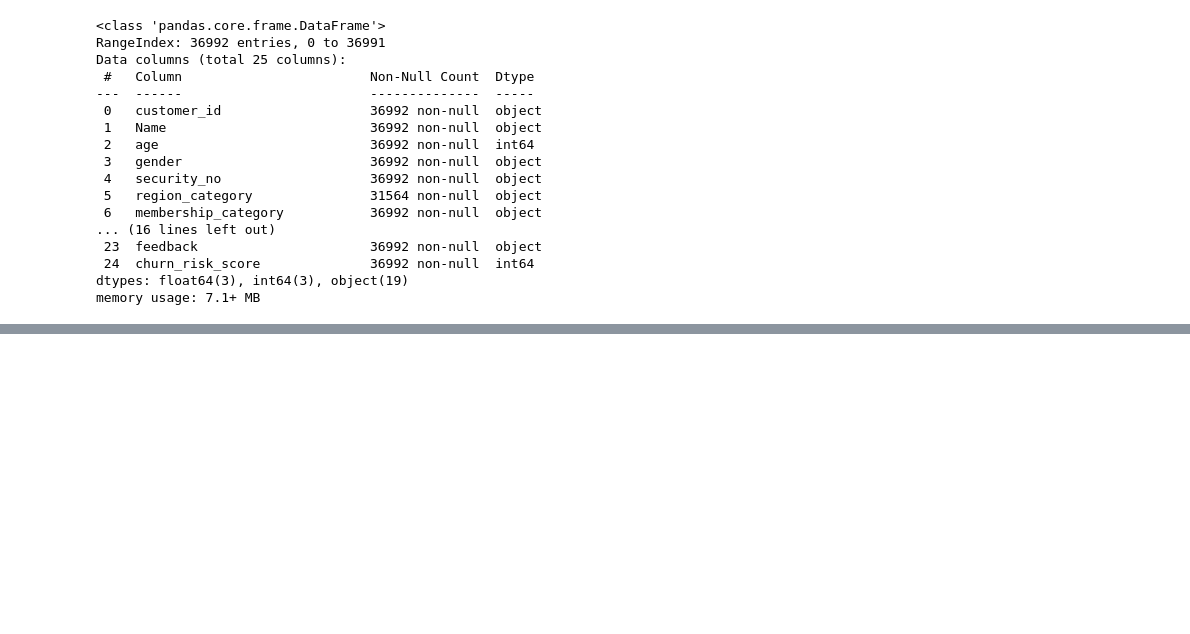
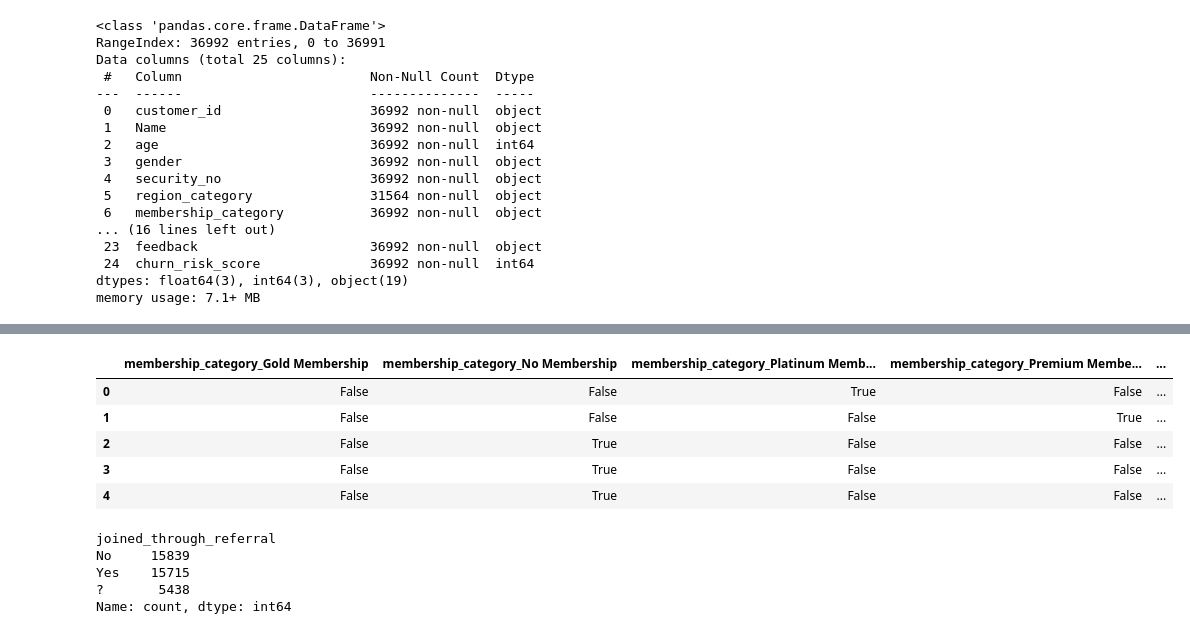
Before and after one commit to gpratik143/Customer-Churn-Prediction, a Jupyter notebook: Prediction.ipynb, the cells around one changed output, grey strips where cells are left out. Saved outputs shown, nothing was run; the diff lists cells and outputs as text; code cells hidden in the pictures; blank space fills up the shorter version.

```diff
--- a/Prediction.ipynb
+++ b/Prediction.ipynb
@@ -157,0 +316,4 @@ memory usage: 7.1+ MB
+# %%
+df['joining_day'] = pd.to_datetime(df.joining_date, format="%Y-%m-%d").dt.day
+df['joining_month'] = pd.to_datetime(df.joining_date, format="%Y-%m-%d").dt.month
+df['joining_year'] = pd.to_datetime(df.joining_date, format="%Y-%m-%d").dt.year
@@ -157,0 +342,2 @@ memory usage: 7.1+ MB
+# %%
+df.drop(["joining_day"], axis=1, inplace=True)
@@ -157,0 +375,5 @@ memory usage: 7.1+ MB
+# %%
+# extract hour, minutes and seconds
+df[['last_visit_time_hour','last_visit_time_minutes','last_visit_time_seconds']] = df['last_visit_time'].astype(str).str.split(':', expand=True).astype(int)
+# drop column
+df.drop(['last_visit_time'], axis=1, inplace=True)
@@ -157,0 +482,20 @@ memory usage: 7.1+ MB
+# %%
+
+membership = pd.get_dummies(df[['membership_category']], drop_first=True)
+membership.head()
+# %% [output]
+|  | membership_category_Gold Membership | membership_category_No Membership | membership_category_Platinum Memb... | membership_category_Premium Membe... | ... |
+| 0 | False | False | True | False | ... |
+| 1 | False | False | False | True | ... |
+| 2 | False | True | False | False | ... |
+| 3 | False | True | False | False | ... |
+| 4 | False | True | False | False | ... |
+# %%
+
+df.joined_through_referral.value_counts()
+# %% [output]
+joined_through_referral
+No     15839
+Yes    15715
+?       5438
+Name: count, dtype: int64
```
Also changed, not shown: parts of 36 cells of this notebook.
